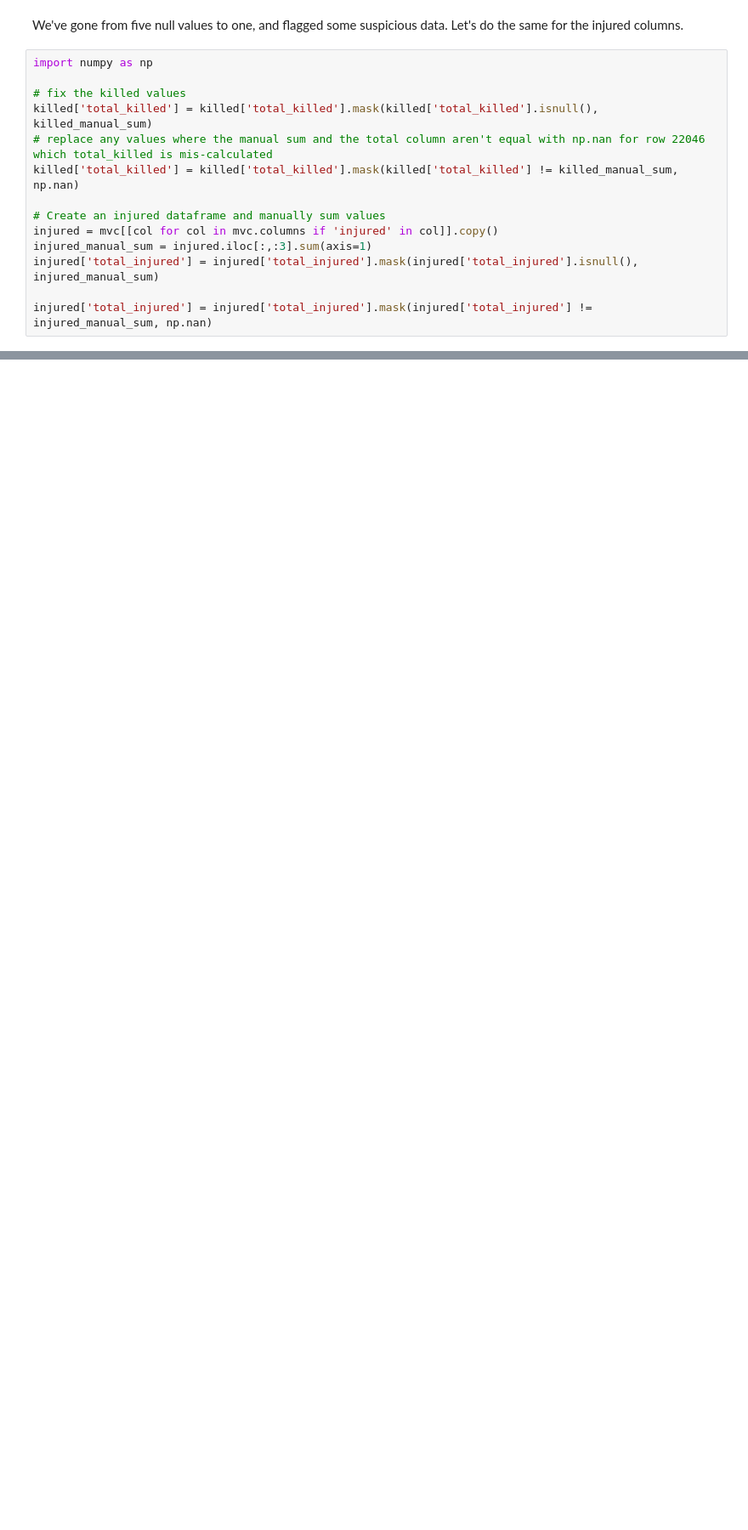
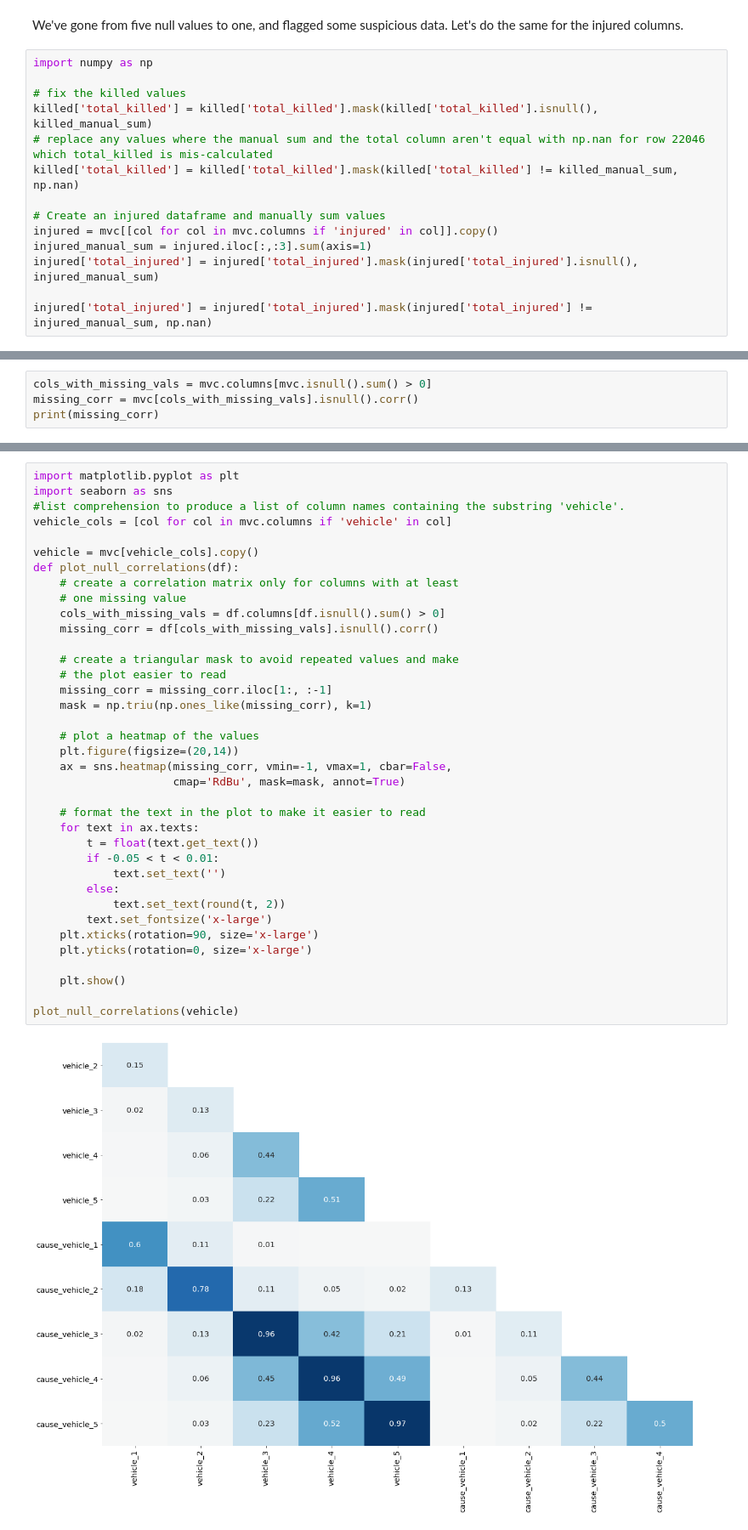
Before and after one commit to Clemo97/working-with-missing-data, a Jupyter notebook: working-with-missing-data.ipynb, the cells around one changed output, grey strips where cells are left out. Shown at 85% size. Drawn from its saved outputs; the diff is of its cells as text; blank space fills up the shorter version.

```diff
--- a/working-with-missing-data.ipynb
+++ b/working-with-missing-data.ipynb
@@ -344,0 +416,4 @@ injured['total_injured'] = injured['total_injured'].mask(injured['total_injured'
+# %%
+cols_with_missing_vals = mvc.columns[mvc.isnull().sum() > 0]
+missing_corr = mvc[cols_with_missing_vals].isnull().corr()
+print(missing_corr)
@@ -344,0 +488,39 @@ injured['total_injured'] = injured['total_injured'].mask(injured['total_injured'
+# %%
+import matplotlib.pyplot as plt
+import seaborn as sns
+#list comprehension to produce a list of column names containing the substring 'vehicle'.
+vehicle_cols = [col for col in mvc.columns if 'vehicle' in col]
+
+vehicle = mvc[vehicle_cols].copy()
+def plot_null_correlations(df):
+    # create a correlation matrix only for columns with at least
+    # one missing value
+    cols_with_missing_vals = df.columns[df.isnull().sum() > 0]
+    missing_corr = df[cols_with_missing_vals].isnull().corr()
+
+    # create a triangular mask to avoid repeated values and make
+    # the plot easier to read
+    missing_corr = missing_corr.iloc[1:, :-1]
+    mask = np.triu(np.ones_like(missing_corr), k=1)
+
+    # plot a heatmap of the values
+    plt.figure(figsize=(20,14))
+    ax = sns.heatmap(missing_corr, vmin=-1, vmax=1, cbar=False,
+                     cmap='RdBu', mask=mask, annot=True)
+
+    # format the text in the plot to make it easier to read
+    for text in ax.texts:
+        t = float(text.get_text())
+        if -0.05 < t < 0.01:
+            text.set_text('')
+        else:
+            text.set_text(round(t, 2))
+        text.set_fontsize('x-large')
+    plt.xticks(rotation=90, size='x-large')
+    plt.yticks(rotation=0, size='x-large')
+
+    plt.show()
+
+plot_null_correlations(vehicle)
+# %% [output]
+[figure, added]
```
Also changed, not shown: parts of 47 cells of this notebook, 3 other files.
